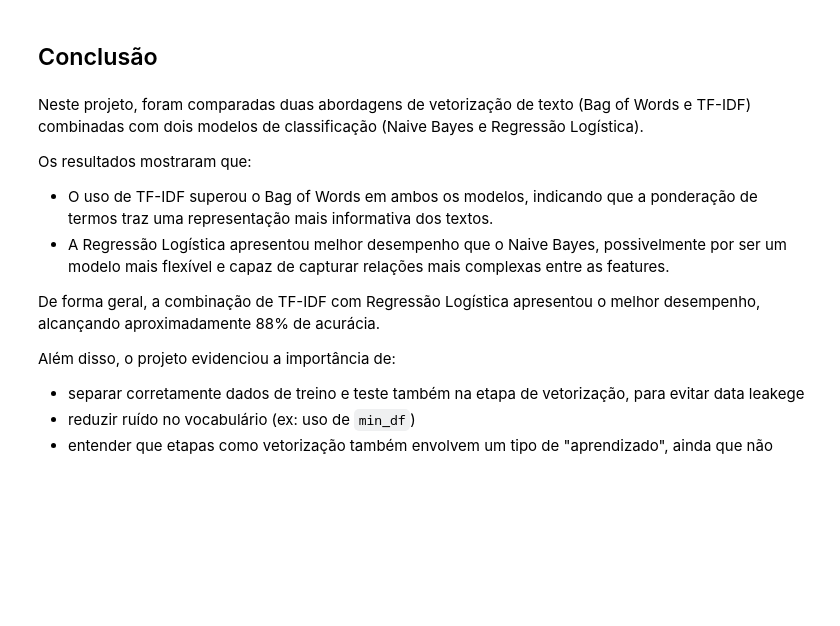
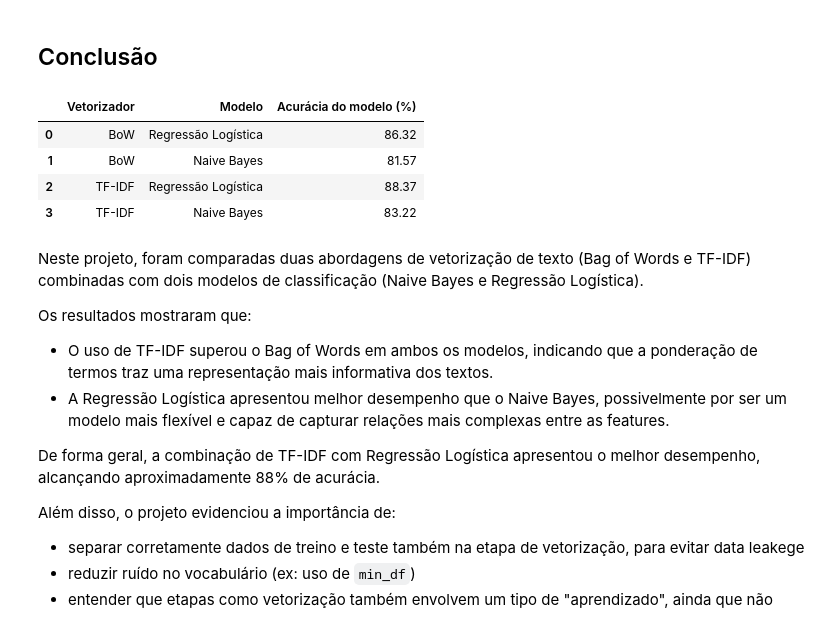
Before and after one commit to ateteu/analise-sentimento-nlp, a Jupyter notebook: nlp-imdb.ipynb, the cells around one changed output. Saved outputs shown, nothing was run; the diff lists cells and outputs as text; code cells hidden in the pictures; blank space fills up the shorter version.

```diff
--- a/nlp-imdb.ipynb
+++ b/nlp-imdb.ipynb
@@ -140,8 +145,25 @@ Acurácia do modelo de Regressão Logística (TF-IDF): 88.37 %
 [figure]
 Acurácia do modelo de Naive Bayes (TF-IDF): 83.22 %
 [figure]
+# %%
+resultados = [
+    ["BoW",    "Regressão Logística", 86.32],
+    ["BoW",    "Naive Bayes",         81.57],
+    ["TF-IDF", "Regressão Logística", 88.37],
+    ["TF-IDF", "Naive Bayes",         83.22],
+]
+
+df_resultados = pd.DataFrame(resultados, columns=["Vetorizador", "Modelo", "Acurácia do modelo (%)"])
 # %% [markdown]
 ## Conclusão
+# %%
+df_resultados
+# %% [output]
+|  | Vetorizador | Modelo | Acurácia do modelo (%) |
+| 0 | BoW | Regressão Logística | 86.32 |
+| 1 | BoW | Naive Bayes | 81.57 |
+| 2 | TF-IDF | Regressão Logística | 88.37 |
+| 3 | TF-IDF | Naive Bayes | 83.22 |
 # %% [markdown]
 Neste projeto, foram comparadas duas abordagens de vetorização de texto (Bag of Words e TF-IDF) combinadas com dois modelos de classificação (Naive Bayes e Regressão Logística).
 
```
Also changed, not shown: parts of 4 cells of this notebook, 1 other file.
